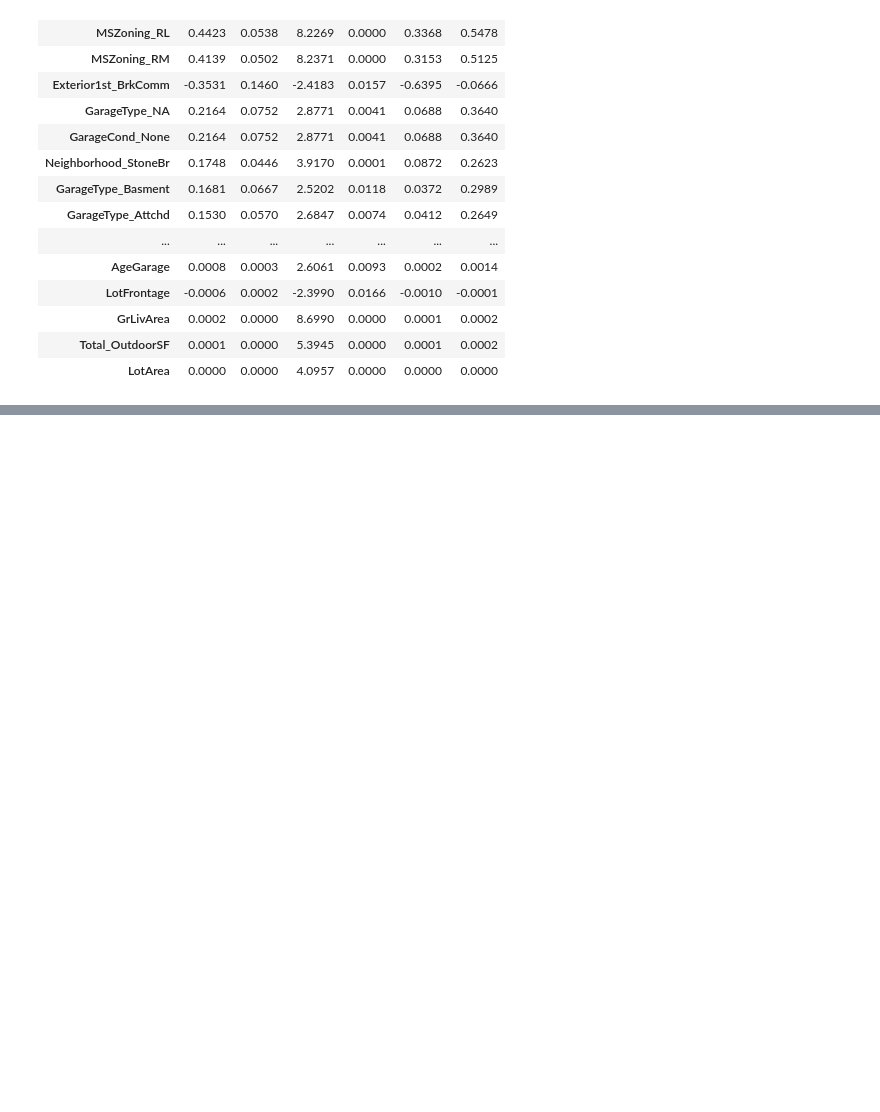
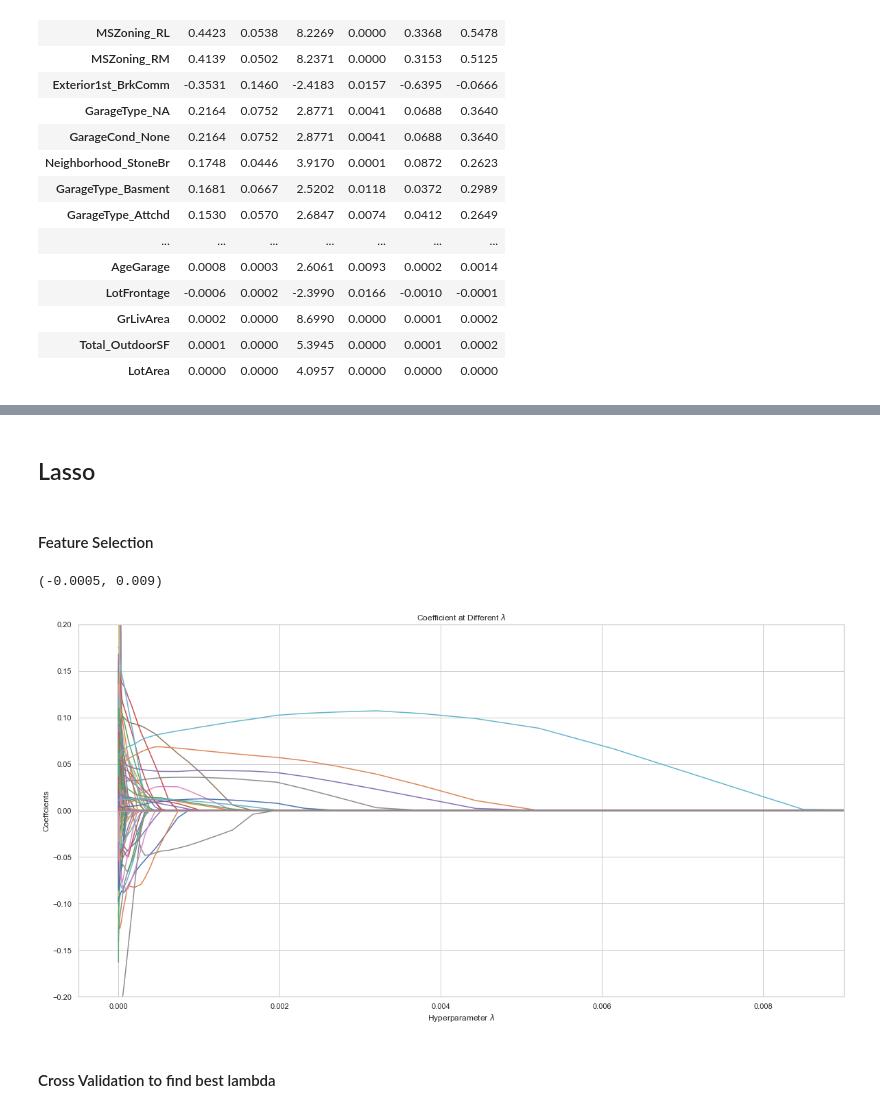
Before and after one commit to mwc201/Housing_Price_Prediction, a Jupyter notebook: ML_Models.ipynb, the cells around one changed output, grey strips where cells are left out. Cells and saved outputs as stored; diff of their text form; code cells hidden in the pictures; blank space fills up the shorter version.

```diff
--- a/ML_Models.ipynb
+++ b/ML_Models.ipynb
@@ -141,0 +164,13 @@ ols2.reindex(ols2["Coef."].abs().sort_values(ascending = False).index)
+# %%
+ridgecv = RidgeCV(alphas = alpha_100, normalize = True, cv = 10)
+# %%
+ridgecv.fit(X_train, y_train)
+score = ridgecv.score(X_train, y_train)
+alpha = ridgecv.alpha_
+pred_ridge = ridgecv.predict(X_test)
+RMSE = (mean_squared_error(pred_ridge, y_test, squared = False))
+
+print("Best Lambda: " + str(alpha))
+print("Mean R^2 with CV train set: %f" %ridgecv.score(X_train, y_train))
+print("Mean R^2 with CV test set: %f" %ridgecv.score(X_test, y_test))
+print("RMSE: " + str(round(RMSE, 5)))
@@ -141,0 +198,33 @@ ols2.reindex(ols2["Coef."].abs().sort_values(ascending = False).index)
+# %% [markdown]
+## Lasso
+# %% [markdown]
+#### Feature Selection
+# %%
+lasso = Lasso(normalize=True, alpha=1e-4, max_iter= 10000)
+alpha_lasso = np.logspace(-9, -2, 100)
+
+# from sklearn.preprocessing import StandardScalar
+# ss = StandardScalar()
+# ss.fit(X_train)
+# X_train_std = ss.transform(X_train)
+# ridge.fit(X_train_std, y_train)
+# %%
+alpha_coefs = []
+for alpha in alpha_lasso:
+    lasso.set_params(alpha=alpha)
+    lasso.fit(X, y)
+    alpha_coefs.append(lasso.coef_)
+
+coefs_df = pd.DataFrame(alpha_coefs, index=alpha_lasso, columns = X.columns)
+# %%
+plt.figure(figsize=(20,10))
+for name in coefs_df.columns:
+    plt.plot(coefs_df.index, coefs_df[name], label=name);
+plt.xlabel(r'Hyperparameter $\lambda$')
+plt.ylabel(r'Coeffcients')
+plt.title('Coefficient at Different $\lambda$');
+plt.ylim(-.2,.2)
+plt.xlim(-.0005,.009)
+# %% [output]
+(-0.0005, 0.009)
+[figure, added]
@@ -141,0 +250,2 @@ ols2.reindex(ols2["Coef."].abs().sort_values(ascending = False).index)
+# %% [markdown]
+#### Cross Validation to find best lambda
```
Also changed, not shown: parts of 15 cells of this notebook.
